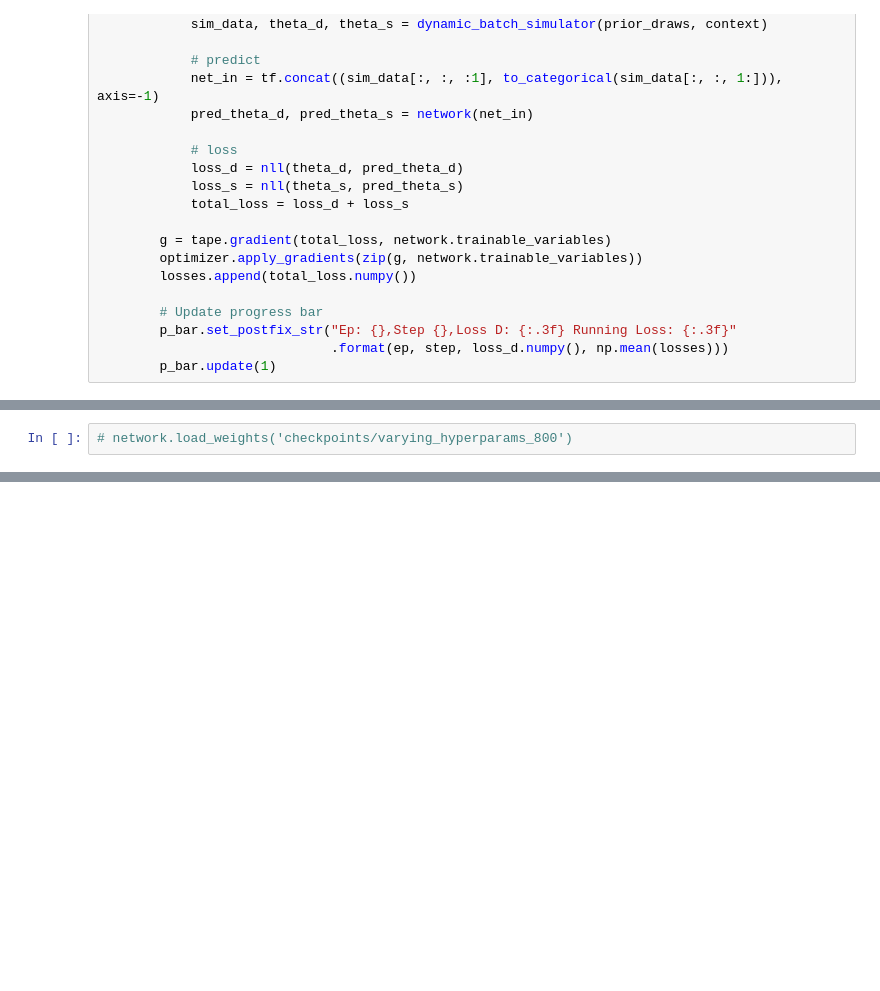
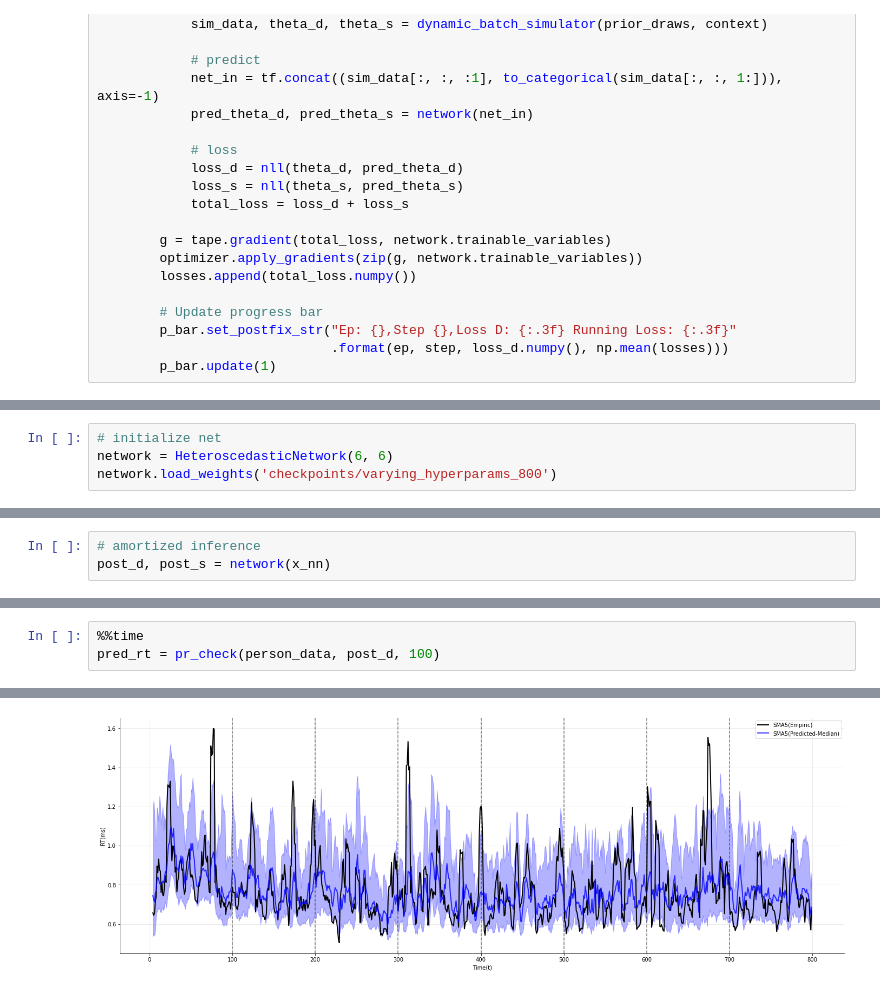
Before and after one commit to LuSchumacher/dynamic_models, a Jupyter notebook: src/model_comp/trial-by-trial-var_model_comp.ipynb, the cells around one changed output, grey strips where cells are left out. Saved outputs shown, nothing was run; the diff lists cells and outputs as text; blank space fills up the shorter version.

```diff
--- a/src/model_comp/trial-by-trial-var_model_comp.ipynb
+++ b/src/model_comp/trial-by-trial-var_model_comp.ipynb
@@ -152,2 +143,4 @@ for i in range(len(epochs)):
 # %%
-# network.load_weights('checkpoints/varying_hyperparams_800')
+# initialize net
+network = HeteroscedasticNetwork(6, 6)
+network.load_weights('checkpoints/varying_hyperparams_800')
@@ -166,0 +171,3 @@ data.head()
+# %%
+# amortized inference
+post_d, post_s = network(x_nn)
@@ -166,0 +272,4 @@ data.head()
+# %%
+%%time
+pred_rt = pr_check(person_data, post_d, 100)
+# %% [output]
@@ -166,0 +278 @@ data.head()
+[figure, added]
```
Also changed, not shown: parts of 25 cells of this notebook.
